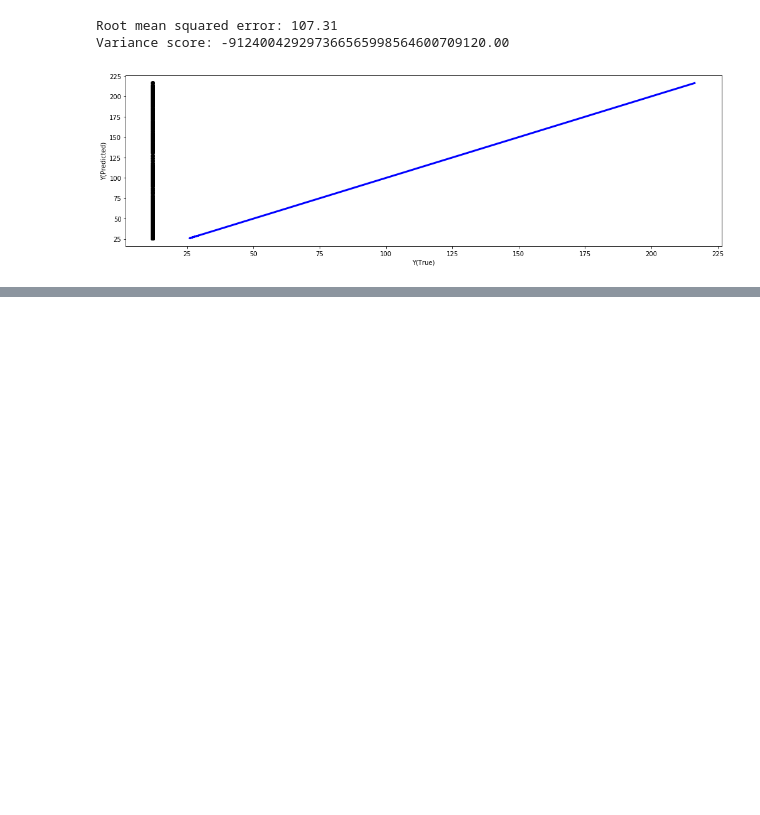
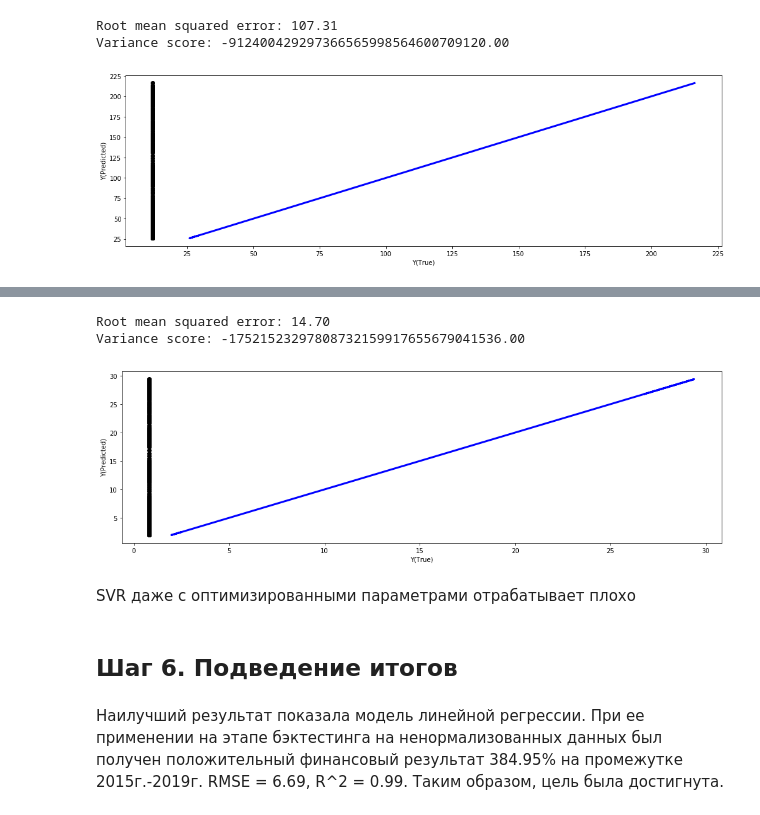
Before and after one commit to mmariyavyatkina/otus_course, a Jupyter notebook: Project/Trading app NVDA.ipynb, the cells around one changed output, grey strips where cells are left out. Drawn from its saved outputs; the diff is of its cells as text; code cells hidden in the pictures; blank space fills up the shorter version.

```diff
--- a/Project/Trading app NVDA.ipynb
+++ b/Project/Trading app NVDA.ipynb
@@ -789,2 +785,18 @@ svr_res = gridsearch_cv(svr_, param_grid)
+# %%
+svr_ = svr_res.best_estimator_
+svr_.fit(x_norm_train, y_norm_train)
+y_pred = svr_.predict(x_norm_valid)
+
+calc_metrics(y_pred, y_norm_valid)
+# %% [output]
+Root mean squared error: 14.70
+Variance score: -17521523297808732159917655679041536.00
+[figure, added]
+# %% [markdown]
+SVR даже с оптимизированными параметрами отрабатывает плохо
+# %% [markdown]
+## Шаг 6. Подведение итогов
+# %% [markdown]
+Наилучший результат показала модель линейной регрессии. При ее применении на этапе бэктестинга на ненормализованных данных был получен положительный финансовый результат 384.95% на промежутке 2015г.-2019г. RMSE = 6.69, R^2 = 0.99. Таким образом, цель была достигнута.
 # %% [markdown]
 Links:
```
Also changed, not shown: parts of 22 cells of this notebook.
